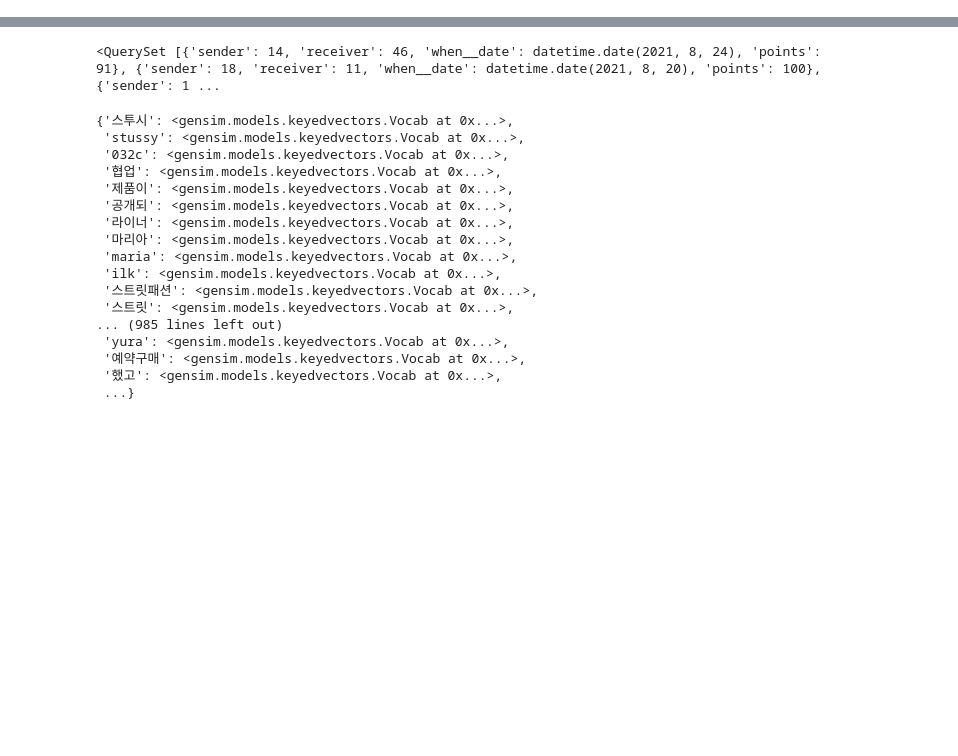
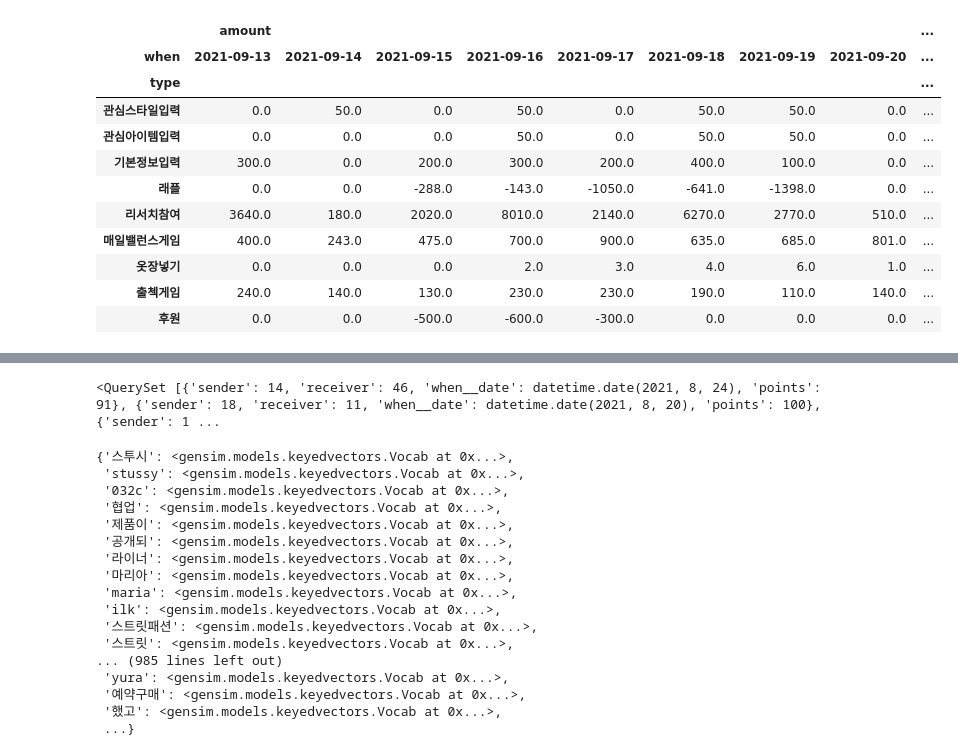
Before and after one commit to gem763/maskplay, a Jupyter notebook: data/트랜젝션 분석하기.ipynb, the cells around one changed output, grey strips where cells are left out. Saved outputs shown, nothing was run; the diff lists cells and outputs as text; code cells hidden in the pictures; blank space fills up the shorter version.

```diff
--- a/data/트랜젝션 분석하기.ipynb
+++ b/data/트랜젝션 분석하기.ipynb
@@ -93,0 +87,16 @@ df2 = df[['보내기','받기','포인트','날짜']]; df2
+# %%
+amounts = pd.DataFrame(trans_list).groupby(['user','type','when']).sum().unstack().fillna(0)
+amounts.groupby('type').sum()[counts.columns[-11:-1]].drop(['첫방문환영'])
+# %% [output]
+|  | amount |  |  |  |  |  |  |  | ... |
+| when | 2021-09-13 | 2021-09-14 | 2021-09-15 | 2021-09-16 | 2021-09-17 | 2021-09-18 | 2021-09-19 | 2021-09-20 | ... |
+| type |  |  |  |  |  |  |  |  | ... |
+| 관심스타일입력 | 0.0 | 50.0 | 0.0 | 50.0 | 0.0 | 50.0 | 50.0 | 0.0 | ... |
+| 관심아이템입력 | 0.0 | 0.0 | 0.0 | 50.0 | 0.0 | 50.0 | 50.0 | 0.0 | ... |
+| 기본정보입력 | 300.0 | 0.0 | 200.0 | 300.0 | 200.0 | 400.0 | 100.0 | 0.0 | ... |
+| 래플 | 0.0 | 0.0 | -288.0 | -143.0 | -1050.0 | -641.0 | -1398.0 | 0.0 | ... |
+| 리서치참여 | 3640.0 | 180.0 | 2020.0 | 8010.0 | 2140.0 | 6270.0 | 2770.0 | 510.0 | ... |
+| 매일밸런스게임 | 400.0 | 243.0 | 475.0 | 700.0 | 900.0 | 635.0 | 685.0 | 801.0 | ... |
+| 옷장넣기 | 0.0 | 0.0 | 0.0 | 2.0 | 3.0 | 4.0 | 6.0 | 1.0 | ... |
+| 출첵게임 | 240.0 | 140.0 | 130.0 | 230.0 | 230.0 | 190.0 | 110.0 | 140.0 | ... |
+| 후원 | 0.0 | 0.0 | -500.0 | -600.0 | -300.0 | 0.0 | 0.0 | 0.0 | ... |
```
Also changed, not shown: parts of 13 cells of this notebook, 8 other files.
